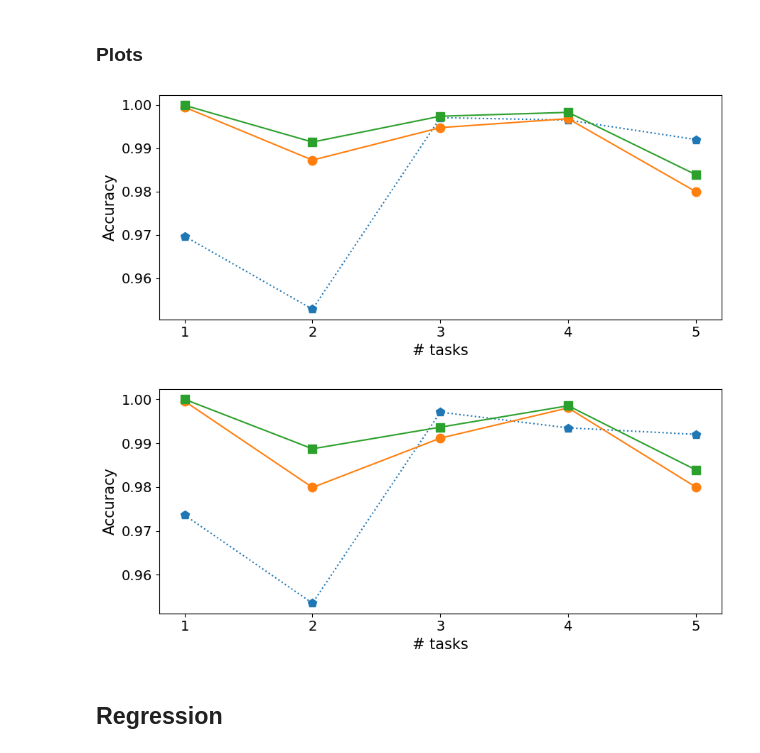
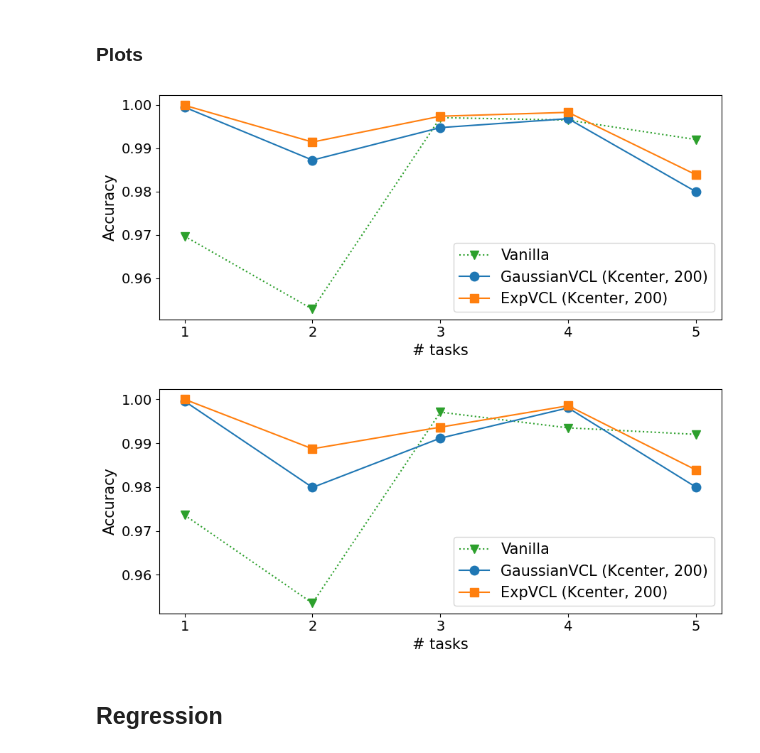
Before and after one commit to 7angel4/VCL-extensions, a Jupyter notebook: experiments.ipynb, the cells around one changed output. Drawn from its saved outputs; the diff is of its cells as text; code cells hidden in the pictures.

```diff
--- a/experiments.ipynb
+++ b/experiments.ipynb
@@ -102,15 +108,16 @@ mean_aggr_results(cla_results, aggr='final', ret_std=True,
 # %% [markdown]
 ### Plots
 # %%
+%run utils.ipynb
 plot_mean_results(ExperimentConfig(task_type='classification'), cla_results,
                   mname_filter=(lambda m: 'Kcenter, 200' in m or m == VANILLA_MODEL),
-                  loc=None, bbox_to_anchor=None, figsize=(9,4), legend=False)
+                  loc=None, bbox_to_anchor=None, figsize=(9,4), legend=True)
 plot_final_results(ExperimentConfig(task_type='classification'), cla_results,
                    mname_filter=(lambda m: 'Kcenter, 200' in m or m == VANILLA_MODEL),
-                   loc=None, bbox_to_anchor=None, figsize=(9,4), legend=False)
+                   loc=None, bbox_to_anchor=None, figsize=(9,4), legend=True)
 # %% [output]
-[figure, old version]
+[figure, new version]
-[figure, old version]
+[figure, new version]
 # %% [markdown]
 ## Regression
 # %%
```
Also changed, not shown: parts of 7 cells of this notebook, 10 other files.
